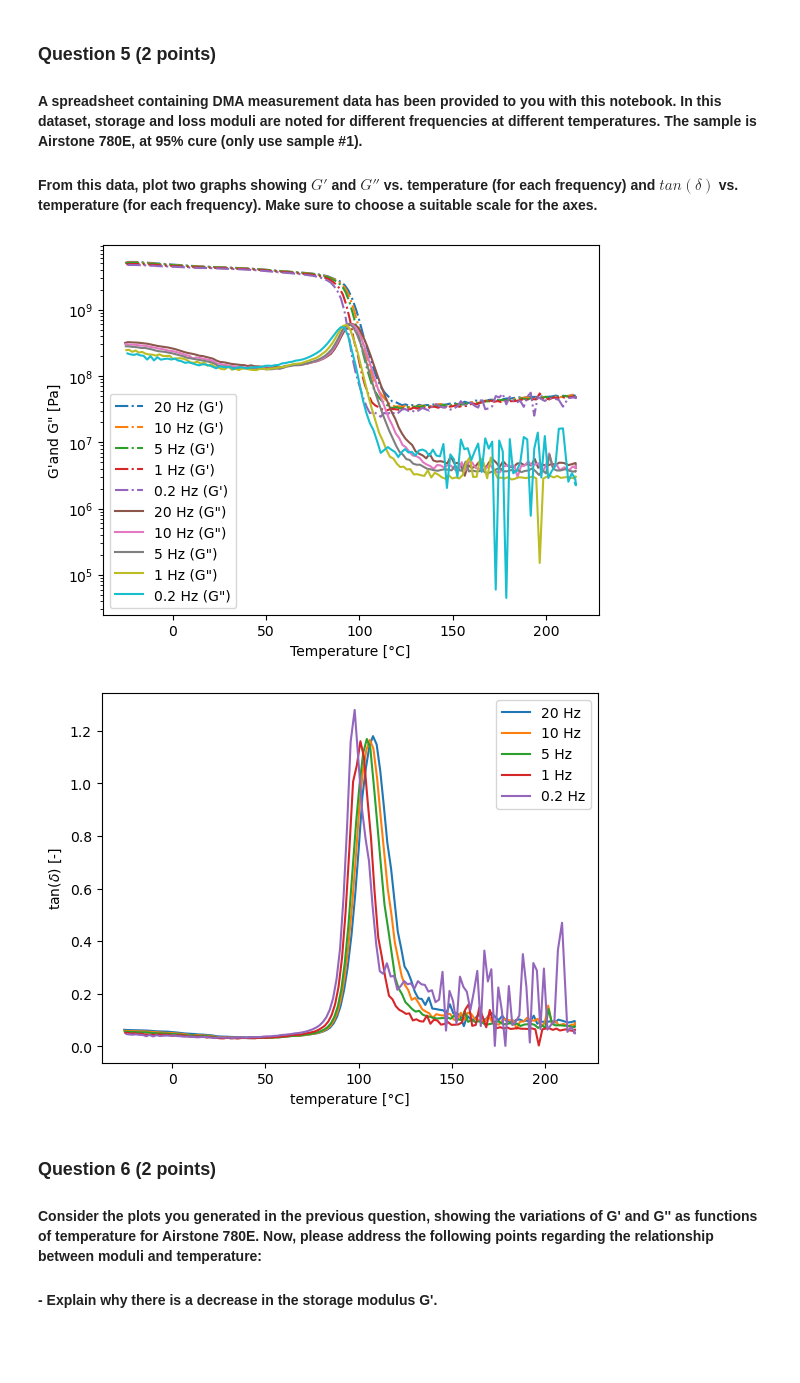
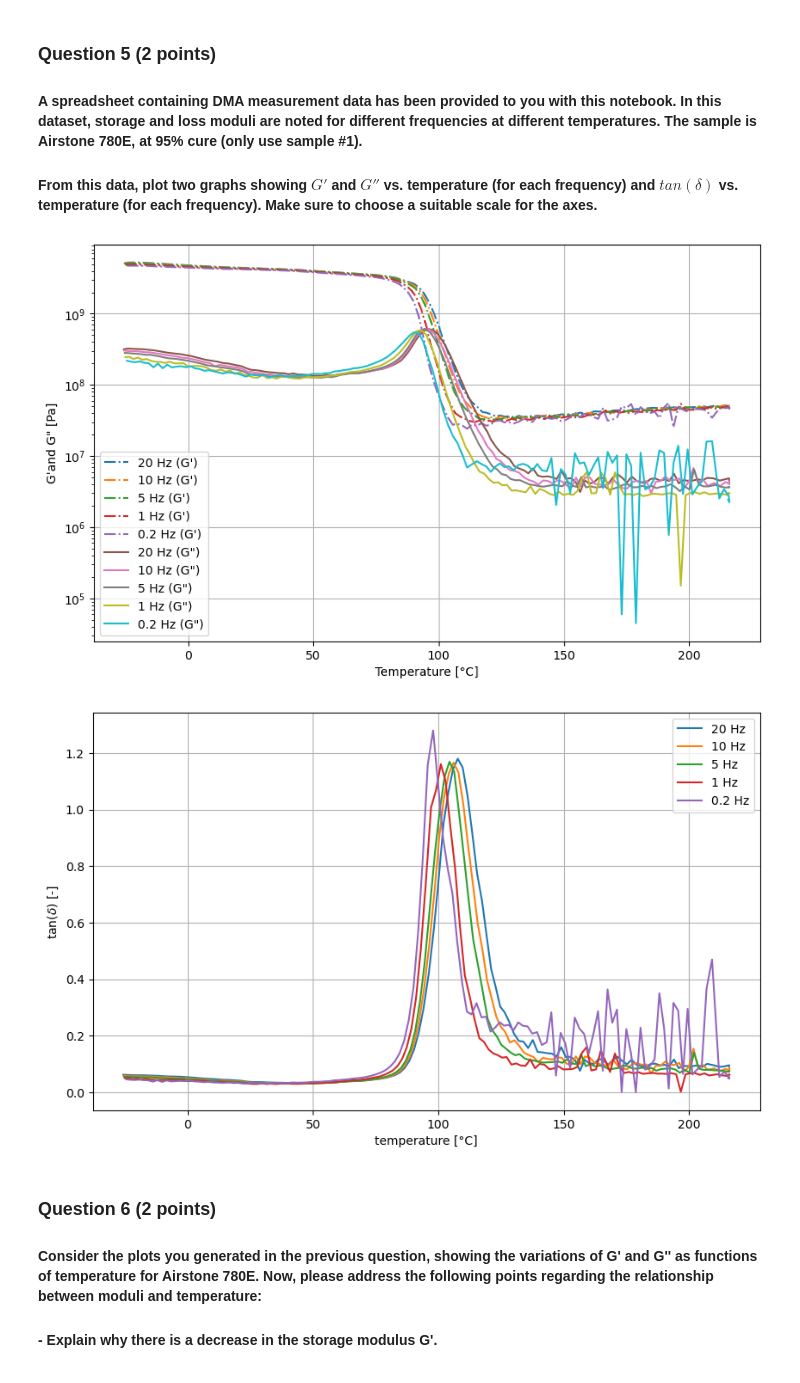
Before and after one commit to arthurstreebgreebling/PCM, a Jupyter notebook: A2 Rheokinetics/Rheokinetics.ipynb, the cells around one changed output. Cells and saved outputs as stored; diff of their text form; code cells hidden in the pictures; blank space fills up the shorter version.

```diff
--- a/A2 Rheokinetics/Rheokinetics.ipynb
+++ b/A2 Rheokinetics/Rheokinetics.ipynb
@@ -125,6 +124,9 @@ $$ tan(\delta) = \frac{G''}{G'} $$
 #### From this data, plot two graphs showing $G'$ and $G''$ vs. temperature (for each frequency) and $tan(\delta)$ vs. temperature (for each frequency). Make sure to choose a suitable scale for the axes.
 # %%
 # Code for 1st plot here
+# We choose to cut of the dma_data.csv at the point that the maximum temperature is reached
+# After this, the sample begins to cool down and the values given are not consistent with the previously measured values
+# They are thus discarded to enable us to perfom this analysis.
 data = np.genfromtxt('dma_data_2.csv', delimiter=',', dtype=float)
 variable = ['Freq.','Temp.',"E'(G')",'E"(G")','dL','tanD','Ft','Time']
 unit = ['Hz','Cel','Pa','Pa','um','','mN','min']
@@ -141,47 +143,51 @@ while i < len(data):
     i+=5
     if i == 740:
         data_20.append(data[i])
         data_10.append(data[i+1])
         data_5.append(data[i+2])
         i+=5
 
 data_20 = np.asarray(data_20)
 data_10 = np.asarray(data_10)
 data_5 = np.asarray(data_5)
 data_1 = np.asarray(data_1)
 data_02 = np.asarray(data_02)
 
+plt.figure(figsize=(10,6))
 plt.plot(data_20[:,1],data_20[:,2], label="20 Hz (G')", linestyle='dashdot')
 plt.plot(data_10[:,1],data_10[:,2], label="10 Hz (G')", linestyle='dashdot')
 plt.plot(data_5[:,1],data_5[:,2], label="5 Hz (G')", linestyle='dashdot')
 plt.plot(data_1[:,1],data_1[:,2], label="1 Hz (G')", linestyle='dashdot')
 plt.plot(data_02[:,1],data_02[:,2], label="0.2 Hz (G')", linestyle='dashdot')
 
 plt.plot(data_20[:,1],data_20[:,3], label='20 Hz (G")')
 plt.plot(data_10[:,1],data_10[:,3], label='10 Hz (G")')
 plt.plot(data_5[:,1],data_5[:,3], label='5 Hz (G")')
 plt.plot(data_1[:,1],data_1[:,3], label='1 Hz (G")')
 plt.plot(data_02[:,1],data_02[:,3], label='0.2 Hz (G")')
 plt.legend()
+plt.grid()
 plt.yscale('log')
 plt.ylabel("G'"+'and G" [Pa]')
 plt.xlabel('Temperature [°C]')
 plt.show()
 # %% [output]
-[figure, old version]
+[figure, new version]
 # %%
 # Code for 2nd plot here
+plt.figure(figsize=(10,6))
 plt.plot(data_20[:,1],data_20[:,5], label='20 Hz')
 plt.plot(data_10[:,1],data_10[:,5], label='10 Hz')
 plt.plot(data_5[:,1],data_5[:,5], label='5 Hz')
 plt.plot(data_1[:,1],data_1[:,5], label='1 Hz')
 plt.plot(data_02[:,1],data_02[:,5], label='0.2 Hz')
 plt.legend()
+plt.grid()
 plt.ylabel('tan($\delta$) [-]')
 plt.xlabel('temperature [°C]')
 plt.show()
 # %% [output]
-[figure, old version]
+[figure, new version]
 # %% [markdown]
 ### Question 6 (2 points)
 
```
Also changed, not shown: parts of 33 cells of this notebook, 1 other file.
